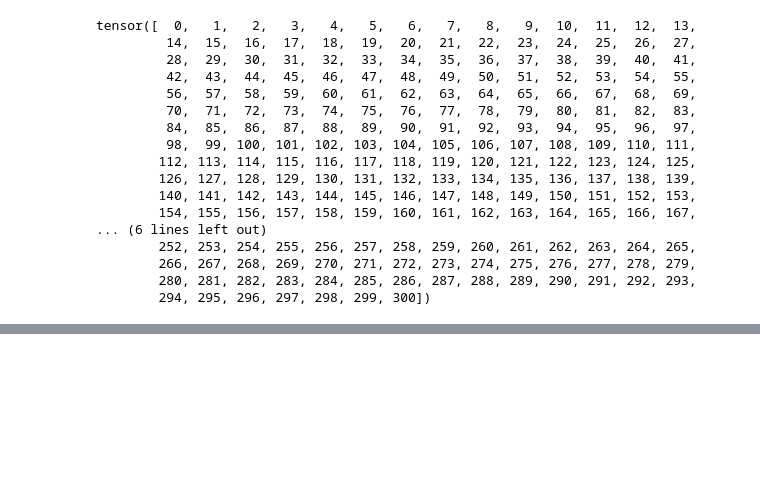
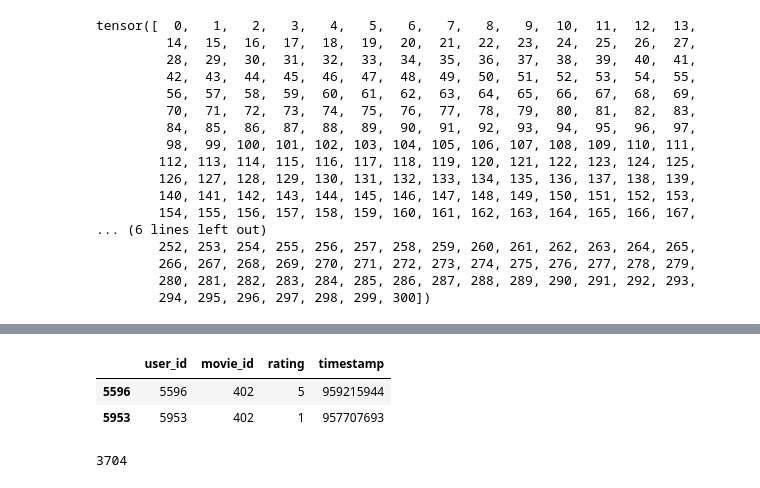
Before and after one commit to tienvu95/APR-PyTorch, a Jupyter notebook: fairness_reprogramming.ipynb, the cells around one changed output, grey strips where cells are left out. Cells and saved outputs as stored; diff of their text form; code cells hidden in the pictures; blank space fills up the shorter version.

```diff
--- a/fairness_reprogramming.ipynb
+++ b/fairness_reprogramming.ipynb
@@ -423,0 +464,10 @@ import pandas as pd
+# %%
+test[test['movie_id'] == 402]
+# %% [output]
+|  | user_id | movie_id | rating | timestamp |
+| 5596 | 5596 | 402 | 5 | 959215944 |
+| 5953 | 5953 | 402 | 1 | 957707693 |
+# %%
+train['movie_id'].nunique()
+# %% [output]
+3704
```
Also changed, not shown: parts of 3 cells of this notebook, 5 other files.
